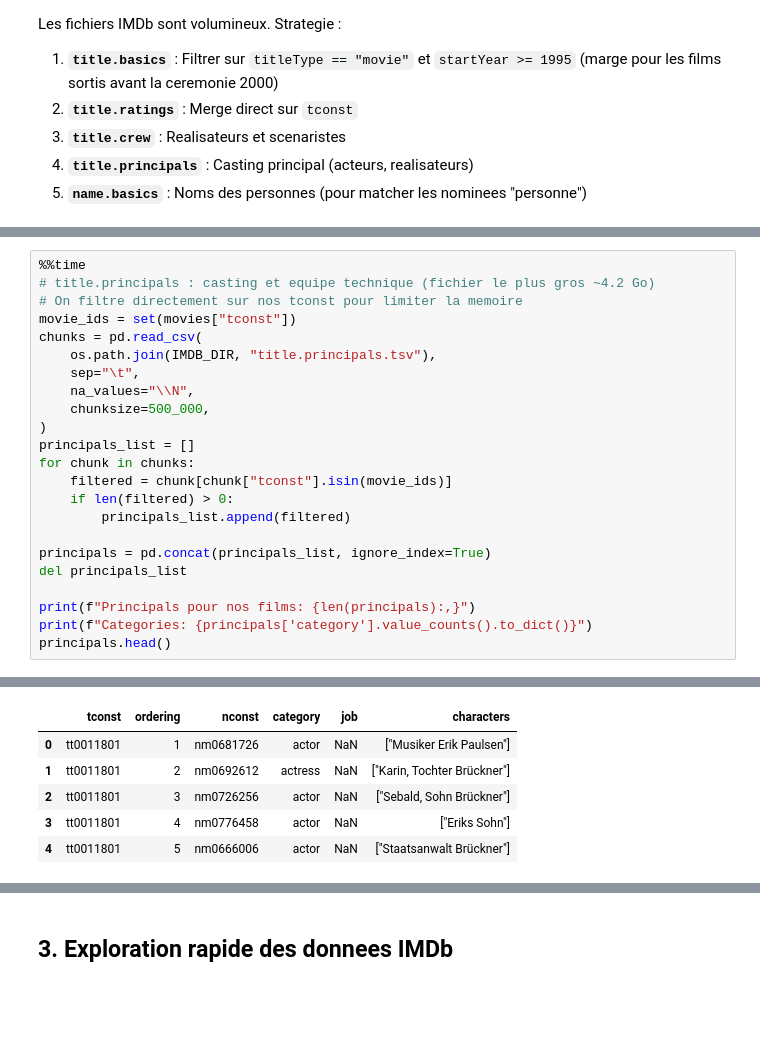
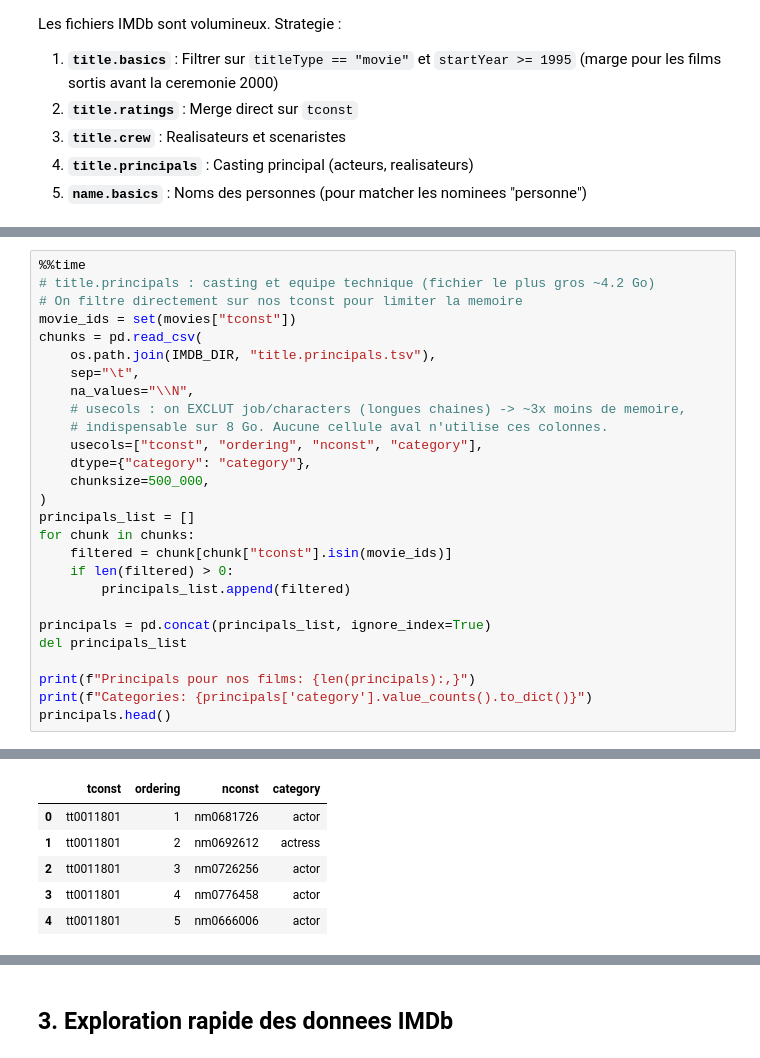
Before and after one commit to jbouniol/albert-ml-oscar-predictions, a Jupyter notebook: Notebooks/EDA_merge.ipynb, the cells around one changed output, grey strips where cells are left out. Cells and saved outputs as stored; diff of their text form; blank space fills up the shorter version.

```diff
--- a/Notebooks/EDA_merge.ipynb
+++ b/Notebooks/EDA_merge.ipynb
@@ -401,6 +403,10 @@ chunks = pd.read_csv(
     os.path.join(IMDB_DIR, "title.principals.tsv"),
     sep="\t",
     na_values="\\N",
+    # usecols : on EXCLUT job/characters (longues chaines) -> ~3x moins de memoire,
+    # indispensable sur 8 Go. Aucune cellule aval n'utilise ces colonnes.
+    usecols=["tconst", "ordering", "nconst", "category"],
+    dtype={"category": "category"},
     chunksize=500_000,
 )
 principals_list = []
@@ -423,9 +429,9 @@ Wall time: 4min 41s
-|  | tconst | ordering | nconst | category | job | characters |
-| 0 | tt0011801 | 1 | nm0681726 | actor | NaN | ["Musiker Erik Paulsen"] |
-| 1 | tt0011801 | 2 | nm0692612 | actress | NaN | ["Karin, Tochter Brückner"] |
-| 2 | tt0011801 | 3 | nm0726256 | actor | NaN | ["Sebald, Sohn Brückner"] |
-| 3 | tt0011801 | 4 | nm0776458 | actor | NaN | ["Eriks Sohn"] |
-| 4 | tt0011801 | 5 | nm0666006 | actor | NaN | ["Staatsanwalt Brückner"] |
+|  | tconst | ordering | nconst | category |
+| 0 | tt0011801 | 1 | nm0681726 | actor |
+| 1 | tt0011801 | 2 | nm0692612 | actress |
+| 2 | tt0011801 | 3 | nm0726256 | actor |
+| 3 | tt0011801 | 4 | nm0776458 | actor |
+| 4 | tt0011801 | 5 | nm0666006 | actor |
 # %%
 %%time
 # name.basics : noms des personnes
```
Also changed, not shown: parts of 11 cells of this notebook, 12 other files.
